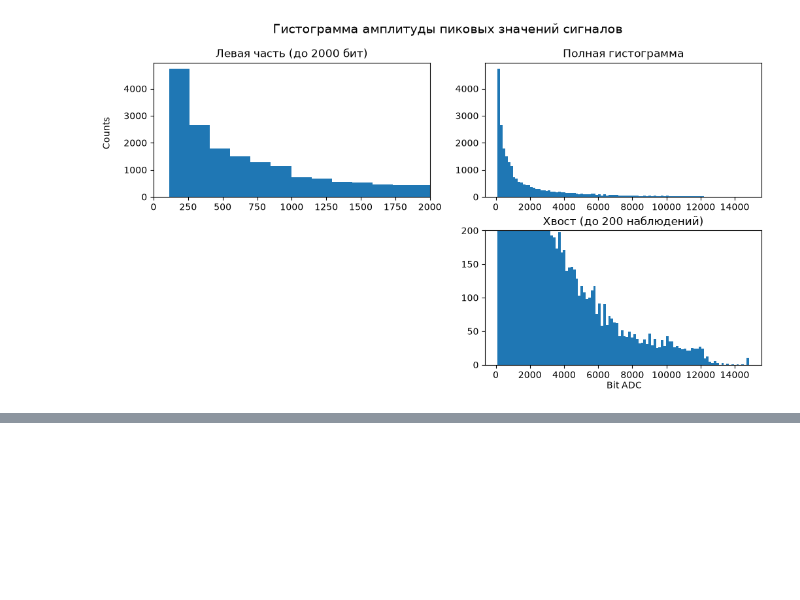
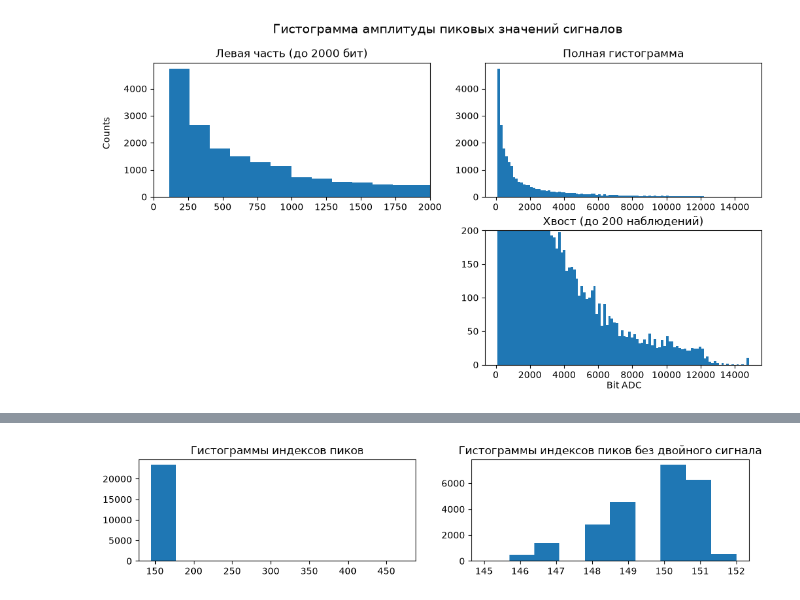
Before and after one commit to AlekseiAgarkov/kaggle_unsupervised_ml_signal_classification, a Jupyter notebook: notebooks/1_Exploratory_Data_Analysis.ipynb, the cells around one changed output, grey strips where cells are left out. Saved outputs shown, nothing was run; the diff lists cells and outputs as text; code cells hidden in the pictures; blank space fills up the shorter version.

Commit message:
Add double signal info

```diff
--- a/notebooks/1_Exploratory_Data_Analysis.ipynb
+++ b/notebooks/1_Exploratory_Data_Analysis.ipynb
@@ -174,0 +179,12 @@ plt.show()
+# %%
+signal_peaks = df_raw.apply(np.argmax, axis=1)
+signal_with_far_peak_idx = np.argmax(signal_peaks)
+# %%
+fig, axes = plt.subplots(1, 2, figsize=(12, 2))
+axes[0].hist(signal_peaks, bins=10)
+axes[1].hist(signal_peaks.drop([signal_with_far_peak_idx]), bins=10)
+axes[0].set_title("Гистограммы индексов пиков")
+axes[1].set_title("Гистограммы индексов пиков без двойного сигнала")
+plt.show()
+# %% [output]
+[figure, added]
```
Also changed, not shown: parts of 3 cells of this notebook.
